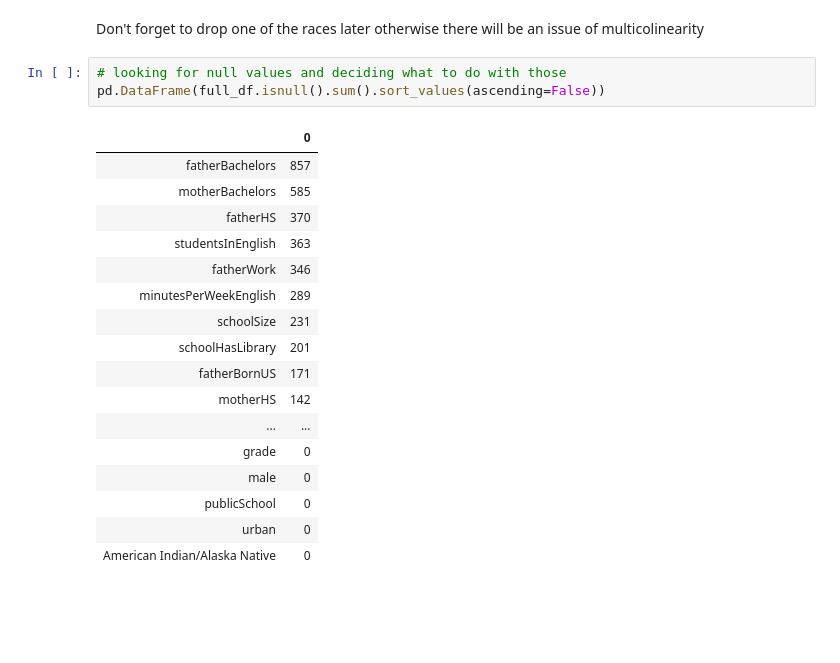
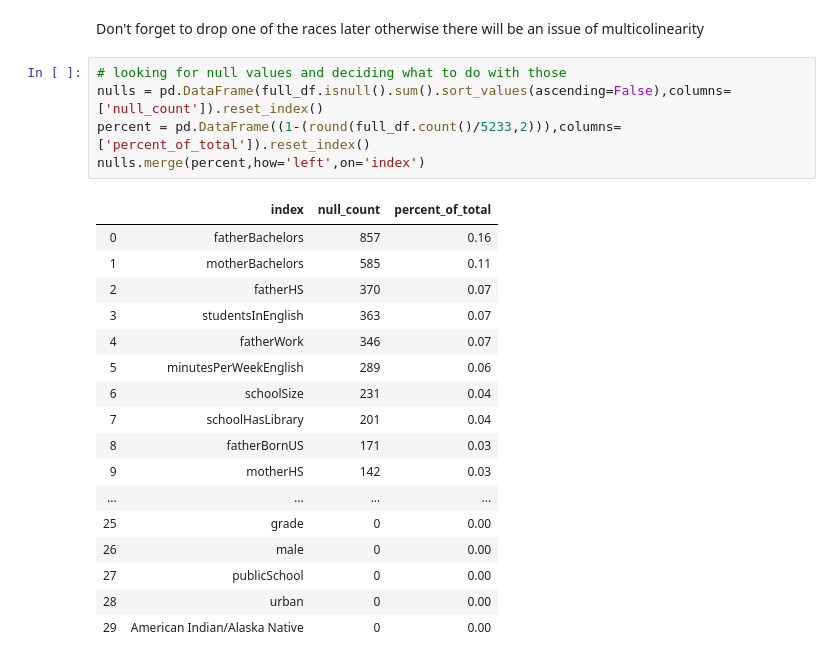
Before and after one commit to gabbyflabby/Test_Scores, a Jupyter notebook: Cleaning Data & EDA.ipynb, the cells around one changed output. Drawn from its saved outputs; the diff is of its cells as text; blank space fills up the shorter version.

```diff
--- a/Cleaning Data & EDA.ipynb
+++ b/Cleaning Data & EDA.ipynb
@@ -111,22 +111,24 @@ continuous
 Don't forget to drop one of the races later otherwise there will be an issue of multicolinearity
 # %%
 # looking for null values and deciding what to do with those
-pd.DataFrame(full_df.isnull().sum().sort_values(ascending=False))
+nulls = pd.DataFrame(full_df.isnull().sum().sort_values(ascending=False),columns=['null_count']).reset_index()
+percent = pd.DataFrame((1-(round(full_df.count()/5233,2))),columns=['percent_of_total']).reset_index()
+nulls.merge(percent,how='left',on='index')
 # %% [output]
-|  | 0 |
-| fatherBachelors | 857 |
-| motherBachelors | 585 |
-| fatherHS | 370 |
-| studentsInEnglish | 363 |
-| fatherWork | 346 |
-| minutesPerWeekEnglish | 289 |
-| schoolSize | 231 |
-| schoolHasLibrary | 201 |
-| fatherBornUS | 171 |
-| motherHS | 142 |
-| ... | ... |
-| grade | 0 |
-| male | 0 |
-| publicSchool | 0 |
-| urban | 0 |
-| American Indian/Alaska Native | 0 |
+|  | index | null_count | percent_of_total |
+| 0 | fatherBachelors | 857 | 0.16 |
+| 1 | motherBachelors | 585 | 0.11 |
+| 2 | fatherHS | 370 | 0.07 |
+| 3 | studentsInEnglish | 363 | 0.07 |
+| 4 | fatherWork | 346 | 0.07 |
+| 5 | minutesPerWeekEnglish | 289 | 0.06 |
+| 6 | schoolSize | 231 | 0.04 |
+| 7 | schoolHasLibrary | 201 | 0.04 |
+| 8 | fatherBornUS | 171 | 0.03 |
+| 9 | motherHS | 142 | 0.03 |
+| ... | ... | ... | ... |
+| 25 | grade | 0 | 0.00 |
+| 26 | male | 0 | 0.00 |
+| 27 | publicSchool | 0 | 0.00 |
+| 28 | urban | 0 | 0.00 |
+| 29 | American Indian/Alaska Native | 0 | 0.00 |
```
Also changed, not shown: parts of 2 cells of this notebook, 1 other file.
